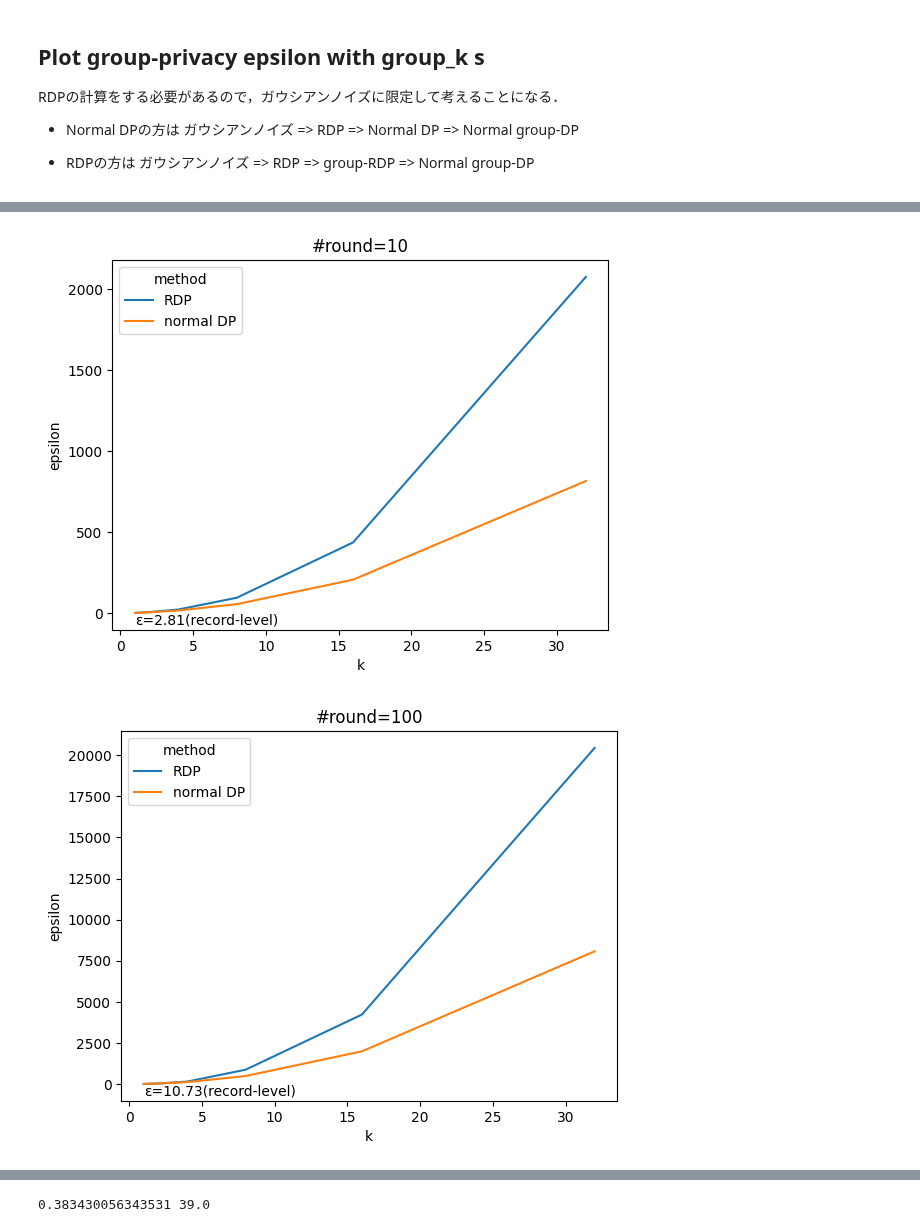
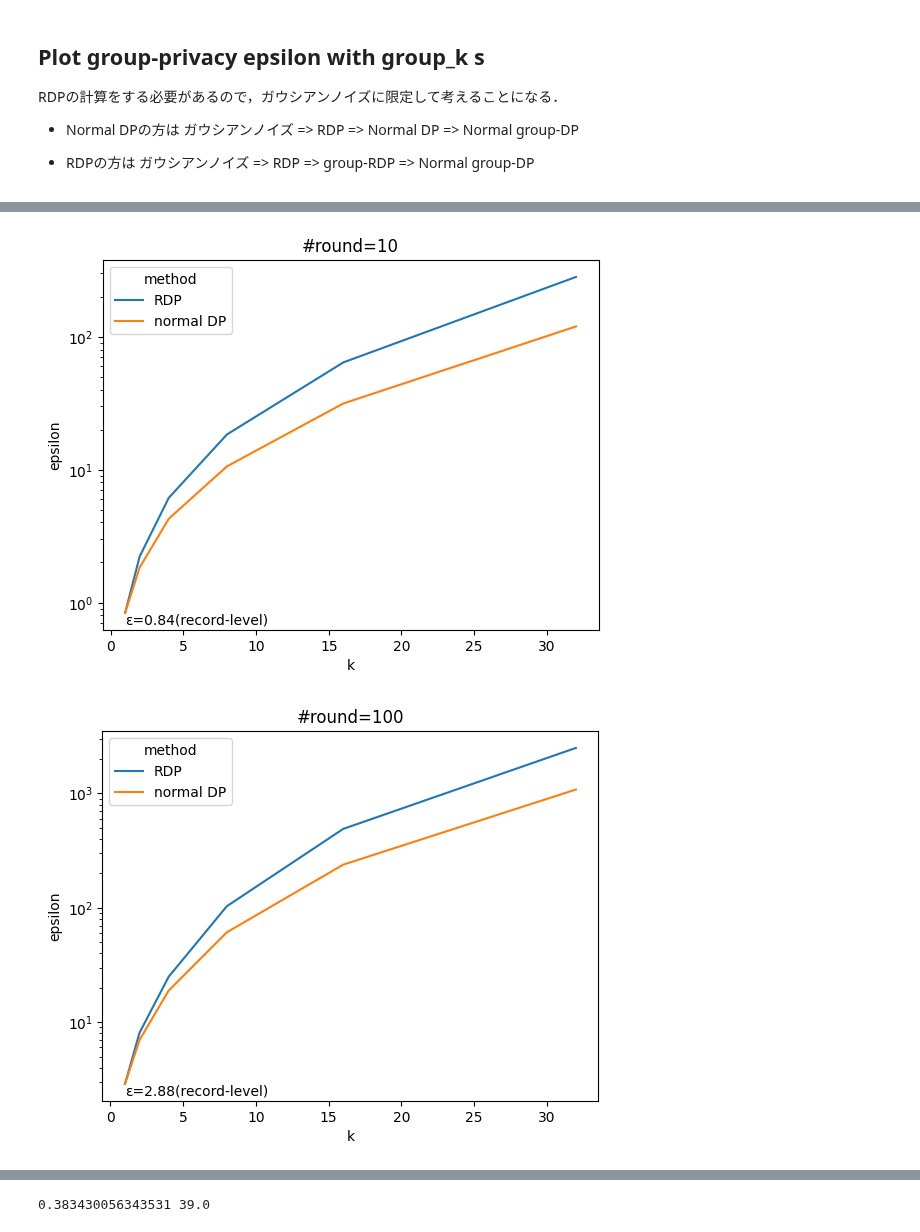
Before and after one commit to FumiyukiKato/uldp-fl, a Jupyter notebook: exp/privacy_comparison.ipynb, the cells around one changed output, grey strips where cells are left out. Saved outputs shown, nothing was run; the diff lists cells and outputs as text; code cells hidden in the pictures.

```diff
--- a/exp/privacy_comparison.ipynb
+++ b/exp/privacy_comparison.ipynb
@@ -86,12 +86,12 @@ from opacus.accountants.analysis import rdp as analysis
 
 DEFAULT_ALPHAS = [1 + x / 10.0 for x in range(1, 100)] + list(range(12, 64))
 
-def generate_test_rdp(sigma, T, group_k, final_delta=None, log_final_delta=None):
+def generate_test_rdp(sigma, T, group_k, final_delta=None, log_final_delta=None, data_size=1):
     if final_delta is None:
         final_delta = np.exp(log_final_delta)
     accountant = RDPAccountant()
-    for _ in range(T):
-        accountant.step(noise_multiplier=sigma, sample_rate=1.0)
+    for _ in range(T*data_size):
+        accountant.step(noise_multiplier=sigma, sample_rate=1.0/data_size)
     eps, alpha = get_privacy_spent(delta=final_delta, history=accountant.history)
     # print("eps=", eps, "delta=", final_delta, "alpha=", alpha)
     rdp_group_esp, rdp_group_alpha = get_group_privacy_spent(group_k=group_k, accountant_history=accountant.history, delta=final_delta)
@@ -255,7 +255,7 @@ T = 10
 for T in [1, 10, 100, 1000]:
     data = {'k': [], 'epsilon': [], 'method': []}
     for group_k in group_k_list:
-        rdp_group_dp, group_dp = generate_test_rdp(sigma=sigma, T=T, group_k=group_k, log_final_delta=log_final_delta)
+        rdp_group_dp, group_dp = generate_test_rdp(sigma=sigma, T=T, group_k=group_k, log_final_delta=log_final_delta, data_size=10)
         # rdp_group_dp, group_dp = generate_test_rdp(sigma=sigma, T=T, group_k=group_k, final_delta=final_delta)
 
         data['k'].append(group_k)
@@ -268,9 +268,9 @@ for T in [1, 10, 100, 1000]:
 
     ax = sns.lineplot(x='k', y='epsilon', data=data, hue='method')
     ax.set_title(f'#round={T}')
+    ax.set_yscale('log')
     plt.text(data['k'][0], data['epsilon'][0], f'ε={data["epsilon"][0]:.2f}(record-level)',
          verticalalignment='top', horizontalalignment='left')
     plt.show()
-    # ax.set_yscale('log')
     # ax.set_xscale('log')
 # %% [output]
@@ -278,2 +278,2 @@ for T in [1, 10, 100, 1000]:
-[figure, old version]
+[figure, new version]
-[figure, old version]
+[figure, new version]
```
Also changed, not shown: parts of 2 cells of this notebook, 7 other files.
